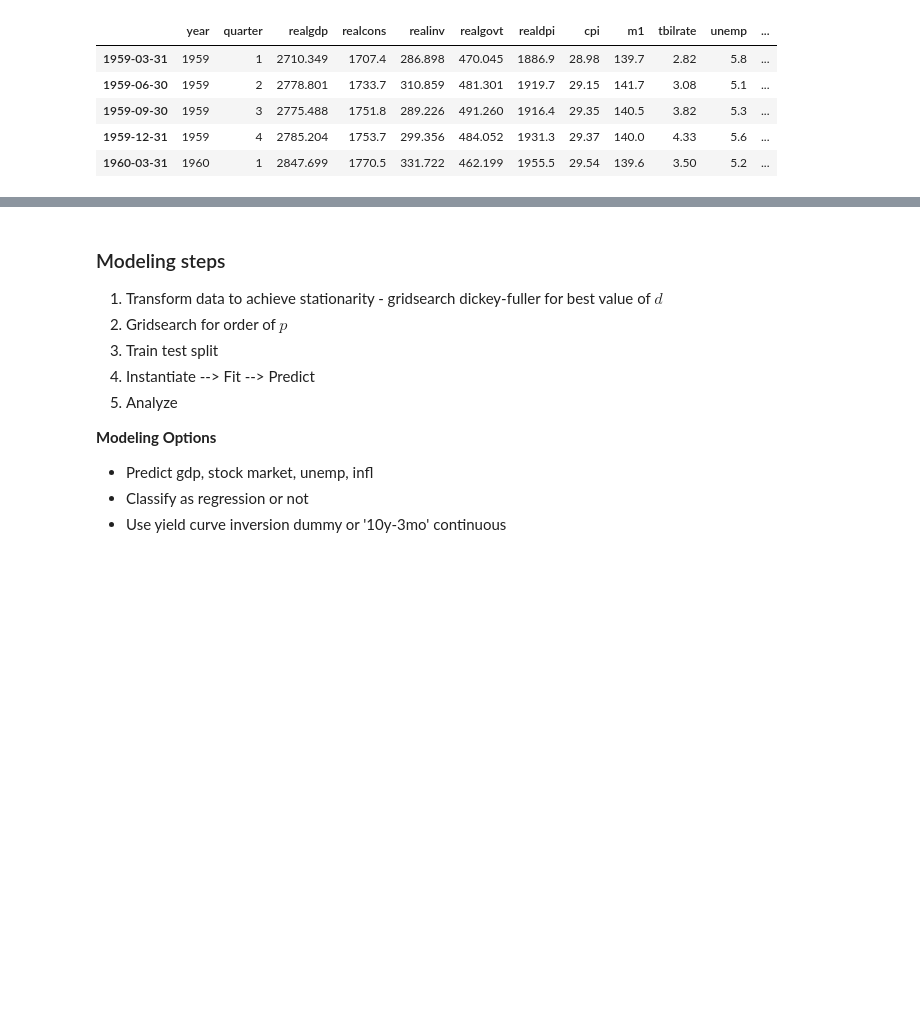
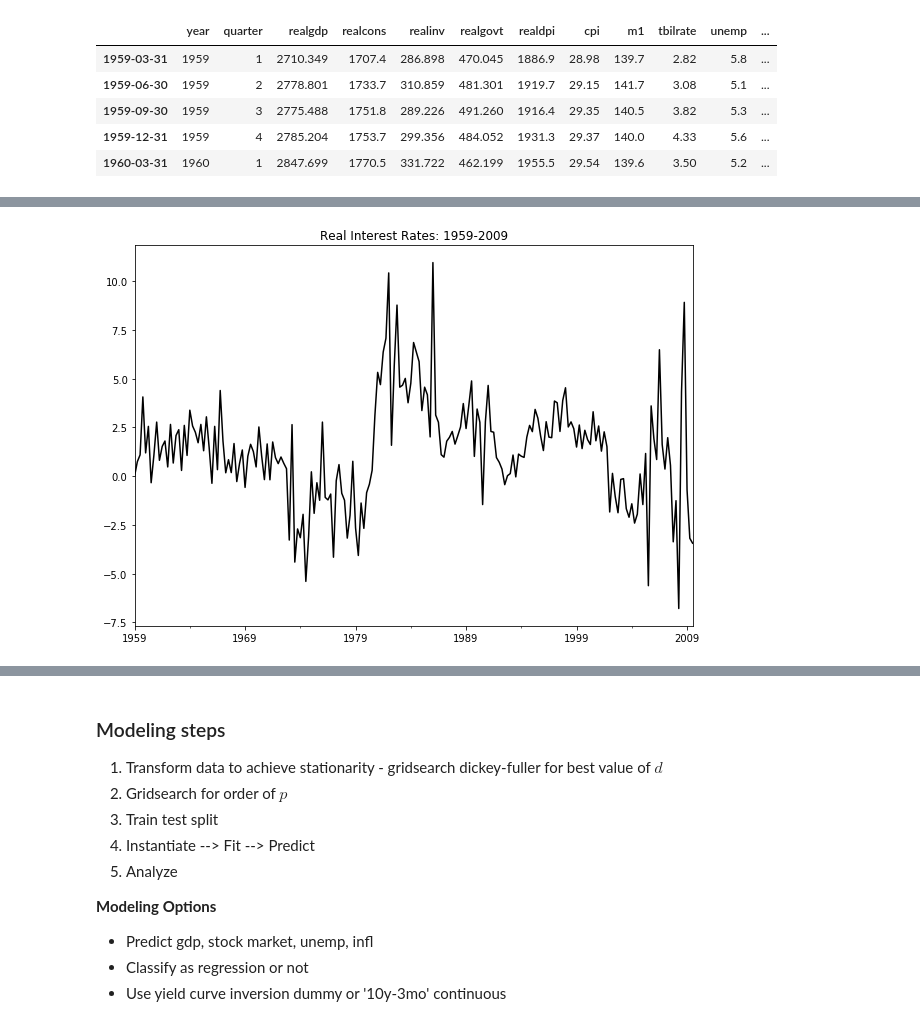
Before and after one commit to mattg12/Macro-Research, a Jupyter notebook: notebooks/Yield_Curve_Inversions.ipynb, the cells around one changed output, grey strips where cells are left out. Cells and saved outputs as stored; diff of their text form; code cells hidden in the pictures; blank space fills up the shorter version.

```diff
--- a/notebooks/Yield_Curve_Inversions.ipynb
+++ b/notebooks/Yield_Curve_Inversions.ipynb
@@ -186,0 +191,4 @@ macro.head()
+# %%
+macro['realint'].plot(title='Real Interest Rates: 1959-2009', figsize=(10,7), color='k');
+# %% [output]
+[figure, added]
```
Also changed, not shown: parts of 11 cells of this notebook.
